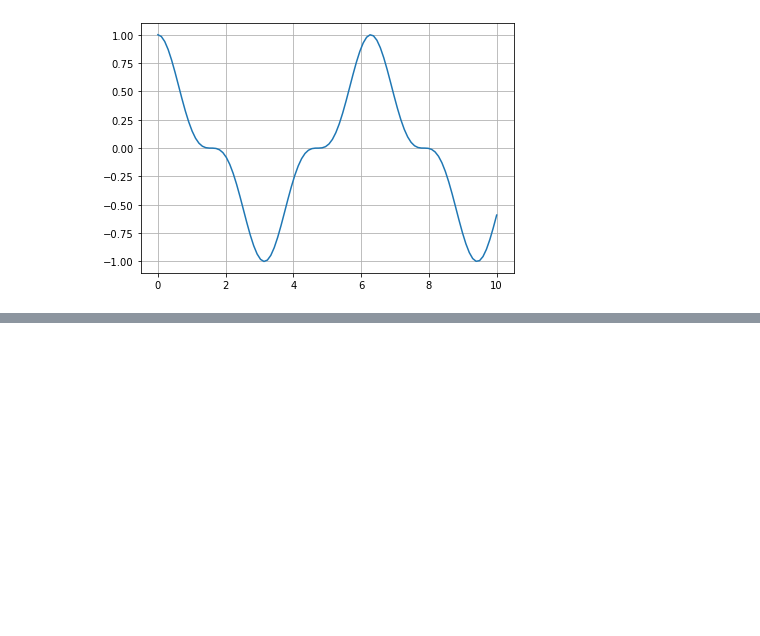
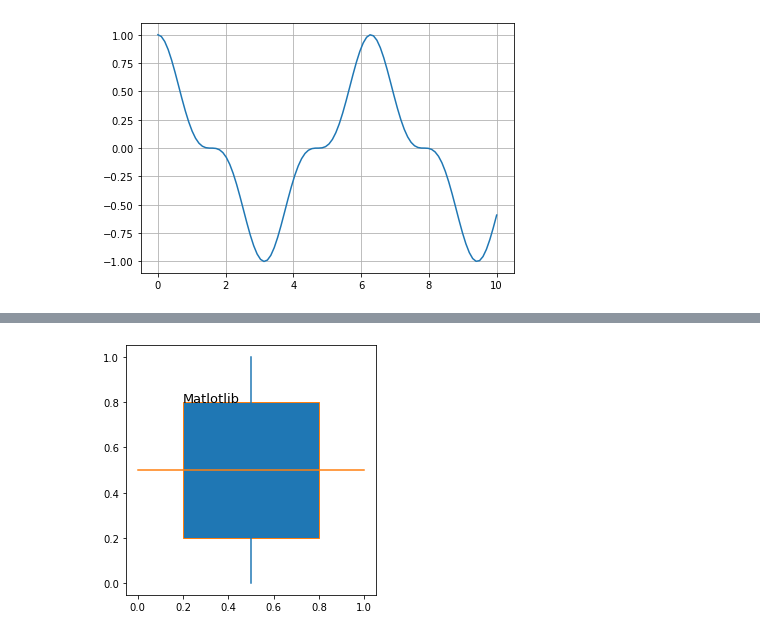
Before and after one commit to alexanderthclark/Matplotlib-for-Storytellers, a Jupyter notebook: python/Figure-Dev.ipynb, the cells around one changed output, grey strips where cells are left out. Saved outputs shown, nothing was run; the diff lists cells and outputs as text; code cells hidden in the pictures; blank space fills up the shorter version.

```diff
--- a/python/Figure-Dev.ipynb
+++ b/python/Figure-Dev.ipynb
@@ -551,0 +554,25 @@ savepy('grids-multi')
+# %%
+fig, ax = plt.figure(), plt.axes()
+ax.set_aspect(1)
+
+# Patches
+rect = plt.Rectangle(xy = (0.2, 0.2),
+                     width = 0.6,
+                     height = .6,
+                     facecolor = 'C0',
+                     edgecolor = 'C1')
+patch = ax.add_artist(rect)
+
+# Lines
+x, y = [0.5, 0.5], [0, 1]
+line, = ax.plot(x, y)
+lines = ax.plot(y,x)
+
+# Text
+text = ax.text(0.2, 0.8, 'Matlotlib', size = 13)
+#truncate
+plt.tight_layout()
+plt.savefig("artists.pdf")
+plt.show()
+# %% [output]
+[figure, added]
```
Also changed, not shown: parts of 34 cells of this notebook, 54 other files.
